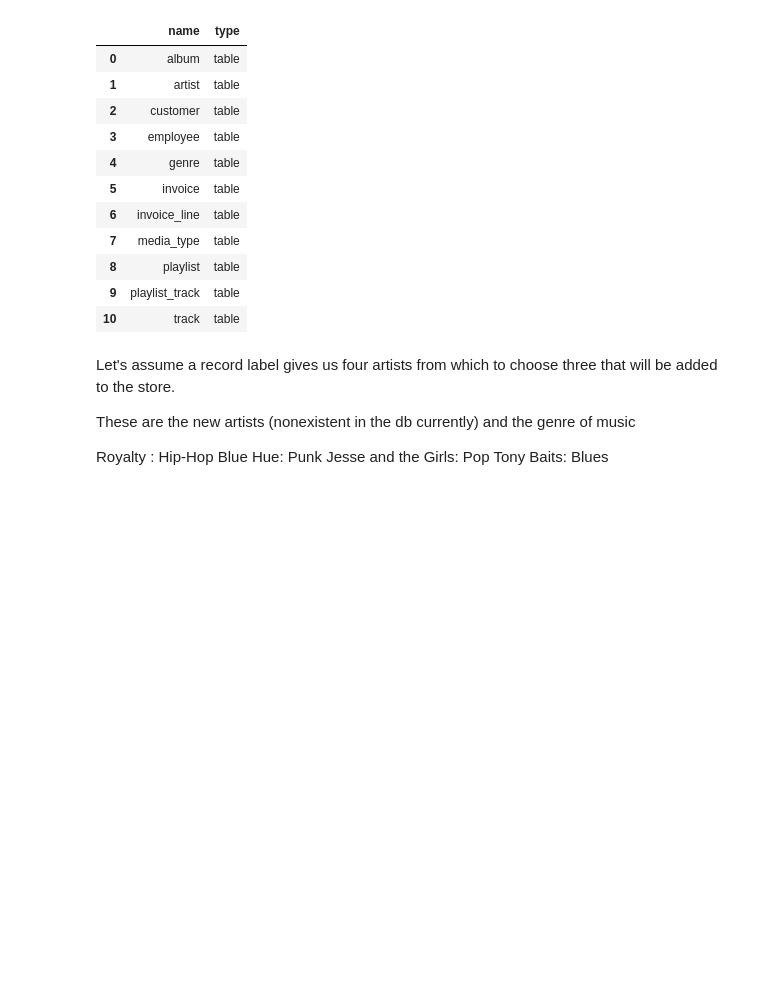
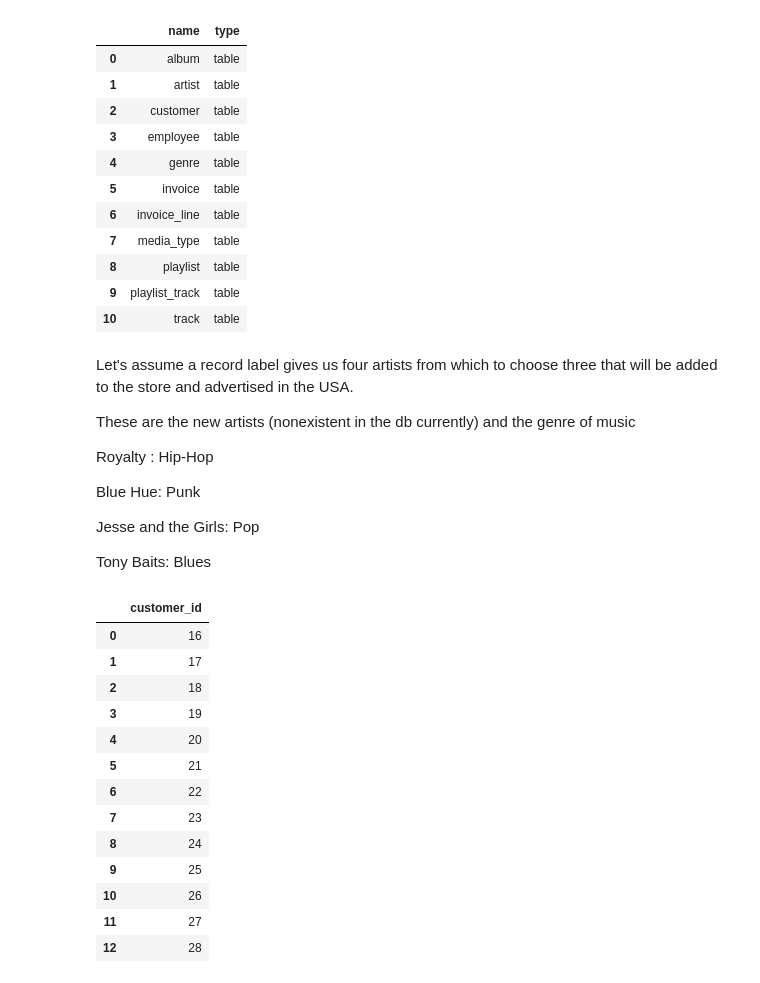
Before and after one commit to qnchenry-q/Music_Store_SQLite, a Jupyter notebook: SQL_For_Music_Store.ipynb, the cells around one changed output. Drawn from its saved outputs; the diff is of its cells as text; code cells hidden in the pictures; blank space fills up the shorter version.

```diff
--- a/SQL_For_Music_Store.ipynb
+++ b/SQL_For_Music_Store.ipynb
@@ -38,11 +40,36 @@ show_tables()
 | 9 | playlist_track | table |
 | 10 | track | table |
 # %% [markdown]
-Let's assume a record label gives us four artists from which to choose three that will be added to the store.
+Let's assume a record label gives us four artists from which to choose three that will be added to the store and advertised in the USA.
 
 These are the new artists (nonexistent in the db currently) and the genre of music
 
+
 Royalty : Hip-Hop
+
 Blue Hue: Punk
+
 Jesse and the Girls: Pop
+
 Tony Baits: Blues
+# %%
+american_customer_query = ''' SELECT customer_id
+                              FROM customer
+                              WHERE country = 'USA' '''
+# %%
+run_query(american_customer_query)
+# %% [output]
+|  | customer_id |
+| 0 | 16 |
+| 1 | 17 |
+| 2 | 18 |
+| 3 | 19 |
+| 4 | 20 |
+| 5 | 21 |
+| 6 | 22 |
+| 7 | 23 |
+| 8 | 24 |
+| 9 | 25 |
+| 10 | 26 |
+| 11 | 27 |
+| 12 | 28 |
```
Also changed, not shown: parts of 5 cells of this notebook, 1 other file.
